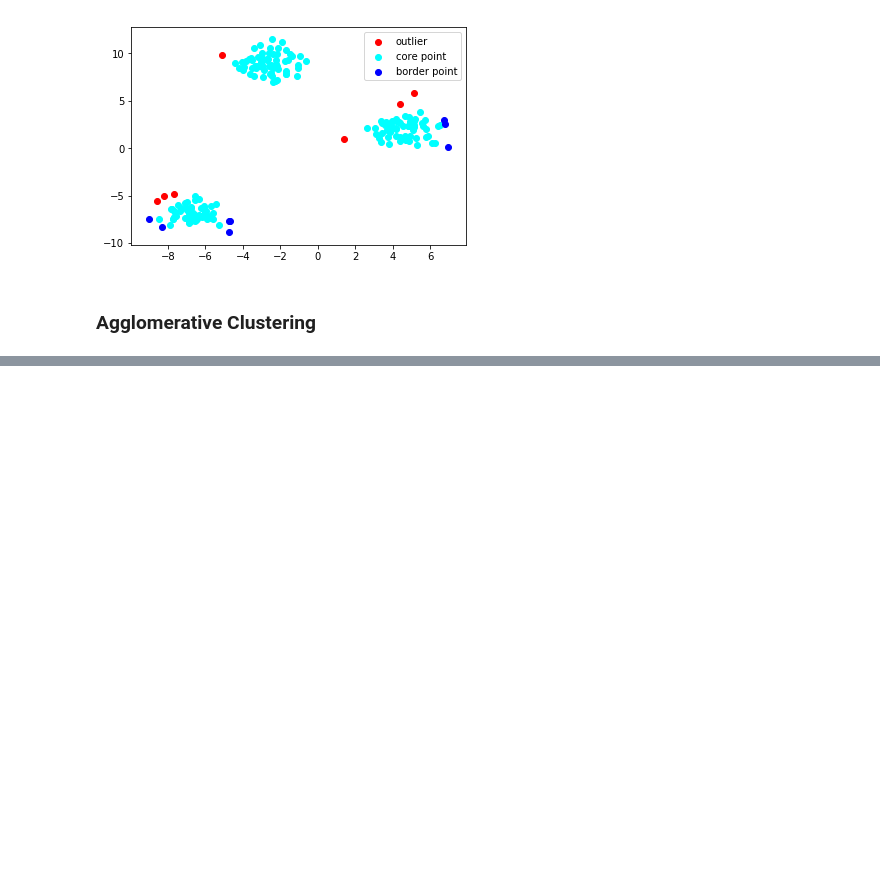
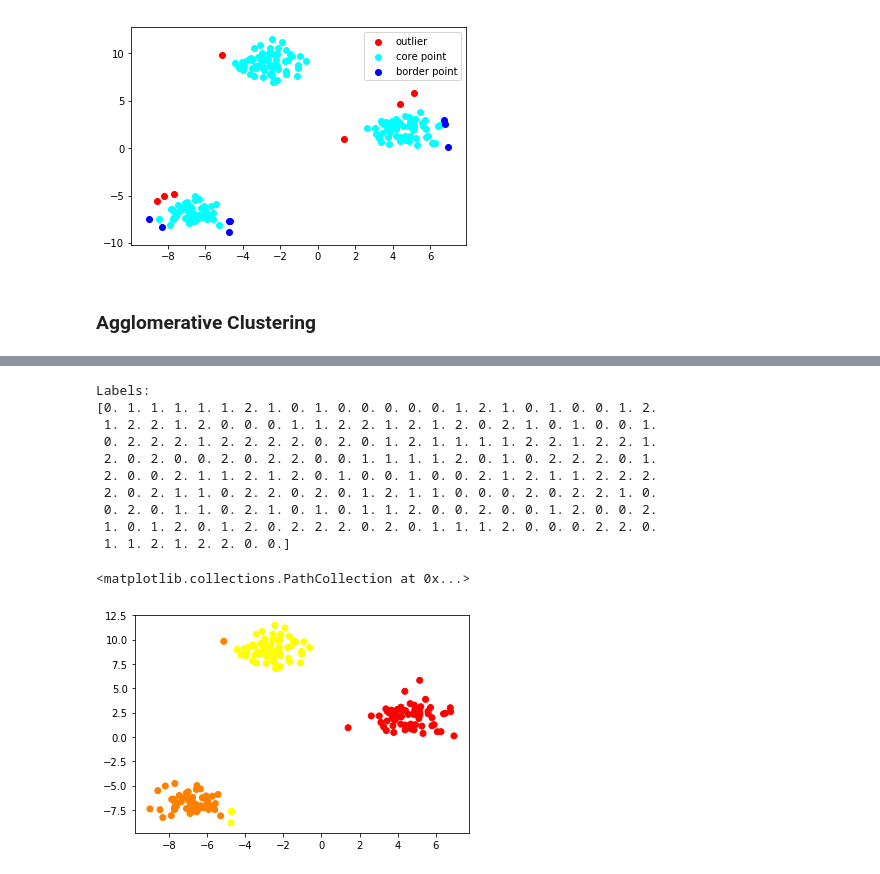
Before and after one commit to irfanmim/MLClustering, a Jupyter notebook: notebook.ipynb, the cells around one changed output, grey strips where cells are left out. Saved outputs shown, nothing was run; the diff lists cells and outputs as text; code cells hidden in the pictures; blank space fills up the shorter version.

```diff
--- a/notebook.ipynb
+++ b/notebook.ipynb
@@ -158,0 +215,29 @@ print(len(y_pred))
+# %%
+from importlib import reload
+# Auto-reload
+import ml_course.agglomerative
+Agglomerative = reload(ml_course.agglomerative).Agglomerative
+
+model = Agglomerative(n_clusters=3, linkage='average_group')
+y_pred = model.fit_predict(X)
+
+print("Labels:")
+print(y_pred)
+
+from matplotlib.pyplot import scatter
+
+%matplotlib inline
+scatter(X[:, 0], X[:, 1], c=y_pred, cmap='autumn')
+# %% [output]
+Labels:
+[0. 1. 1. 1. 1. 1. 2. 1. 0. 1. 0. 0. 0. 0. 0. 1. 2. 1. 0. 1. 0. 0. 1. 2.
+ 1. 2. 2. 1. 2. 0. 0. 0. 1. 1. 2. 2. 1. 2. 1. 2. 0. 2. 1. 0. 1. 0. 0. 1.
+ 0. 2. 2. 2. 1. 2. 2. 2. 2. 0. 2. 0. 1. 2. 1. 1. 1. 1. 2. 2. 1. 2. 2. 1.
+ 2. 0. 2. 0. 0. 2. 0. 2. 2. 0. 0. 1. 1. 1. 1. 2. 0. 1. 0. 2. 2. 2. 0. 1.
+ 2. 0. 0. 2. 1. 1. 2. 1. 2. 0. 1. 0. 0. 1. 0. 0. 2. 1. 2. 1. 1. 2. 2. 2.
+ 2. 0. 2. 1. 1. 0. 2. 2. 0. 2. 0. 1. 2. 1. 1. 0. 0. 0. 2. 0. 2. 2. 1. 0.
+ 0. 2. 0. 1. 1. 0. 2. 1. 0. 1. 0. 1. 1. 2. 0. 0. 2. 0. 0. 1. 2. 0. 0. 2.
+ 1. 0. 1. 2. 0. 1. 2. 0. 2. 2. 2. 0. 2. 0. 1. 1. 1. 2. 0. 0. 0. 2. 2. 0.
+ 1. 1. 2. 1. 2. 2. 0. 0.]
+<matplotlib.collections.PathCollection at 0x...>
+[figure, added]
```
Also changed, not shown: parts of 4 cells of this notebook, 1 other file.
